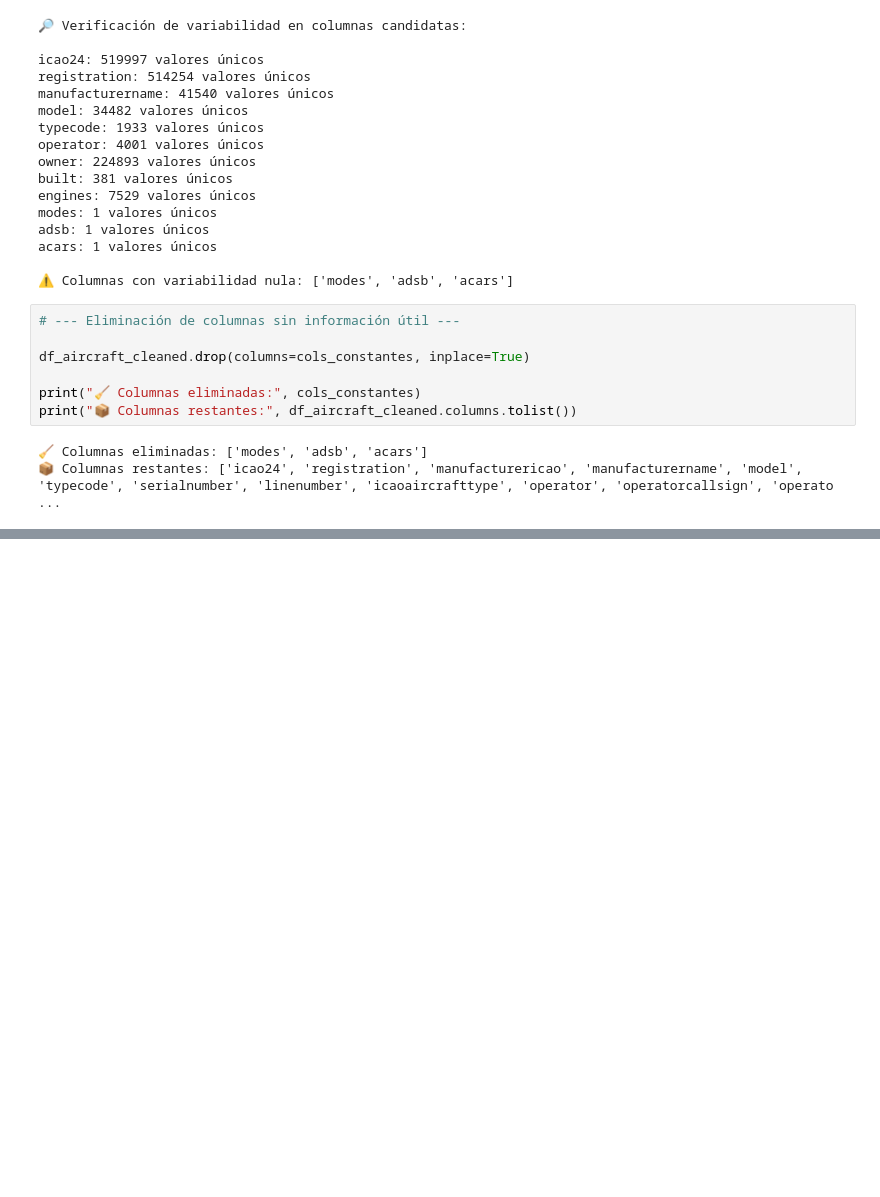
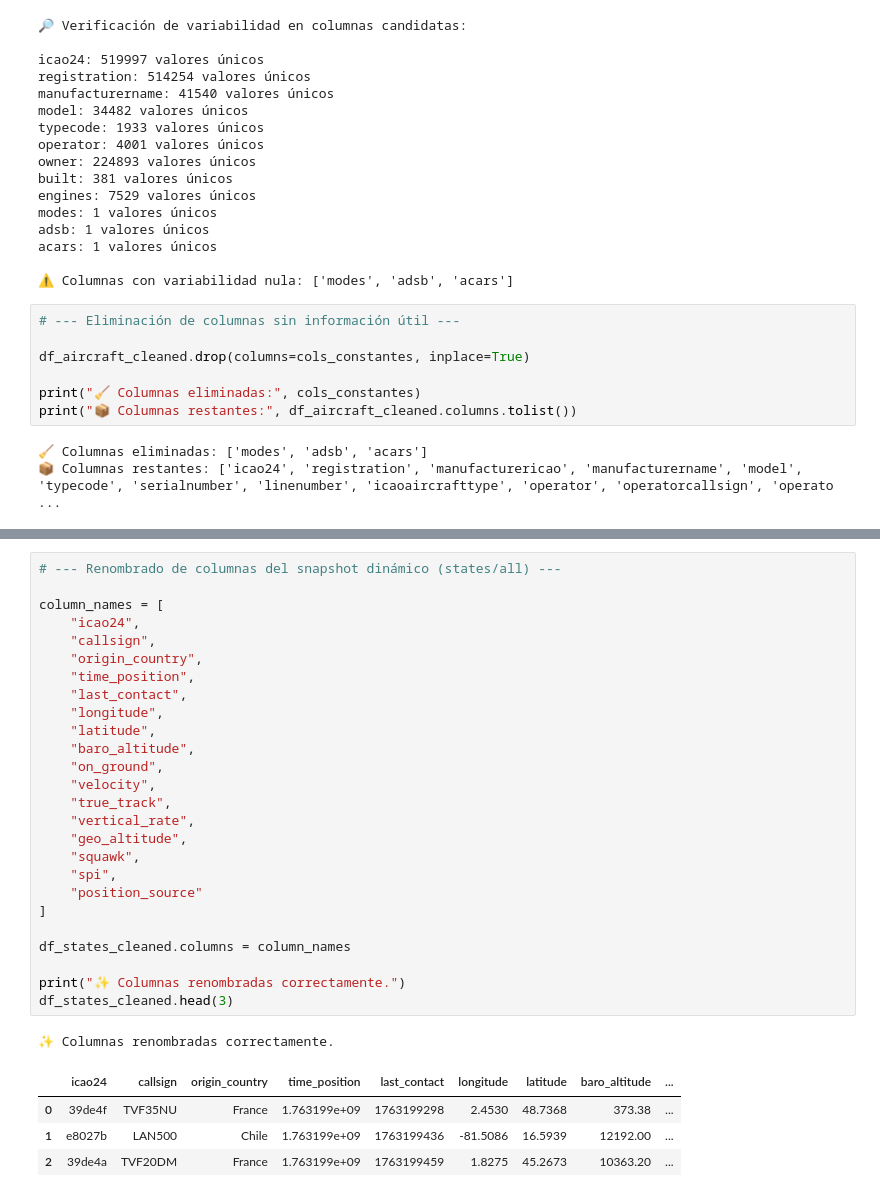
Before and after one commit to fernandezelias/ETL_OpenSky_Aviation, a Jupyter notebook: notebooks/01_opensky_etl.ipynb, the cells around one changed output, grey strips where cells are left out. Drawn from its saved outputs; the diff is of its cells as text; blank space fills up the shorter version.

```diff
--- a/notebooks/01_opensky_etl.ipynb
+++ b/notebooks/01_opensky_etl.ipynb
@@ -658,0 +709,32 @@ df_aircraft_cleaned.info()
+# %%
+# --- Renombrado de columnas del snapshot dinámico (states/all) ---
+
+column_names = [
+    "icao24",
+    "callsign",
+    "origin_country",
+    "time_position",
+    "last_contact",
+    "longitude",
+    "latitude",
+    "baro_altitude",
+    "on_ground",
+    "velocity",
+    "true_track",
+    "vertical_rate",
+    "geo_altitude",
+    "squawk",
+    "spi",
+    "position_source"
+]
+
+df_states_cleaned.columns = column_names
+
+print("✨ Columnas renombradas correctamente.")
+df_states_cleaned.head(3)
+# %% [output]
+✨ Columnas renombradas correctamente.
+|  | icao24 | callsign | origin_country | time_position | last_contact | longitude | latitude | baro_altitude | ... |
+| 0 | 39de4f | TVF35NU | France | 1.763199e+09 | 1763199298 | 2.4530 | 48.7368 | 373.38 | ... |
+| 1 | e8027b | LAN500 | Chile | 1.763199e+09 | 1763199436 | -81.5086 | 16.5939 | 12192.00 | ... |
+| 2 | 39de4a | TVF20DM | France | 1.763199e+09 | 1763199459 | 1.8275 | 45.2673 | 10363.20 | ... |
```
Also changed, not shown: parts of 15 cells of this notebook.
